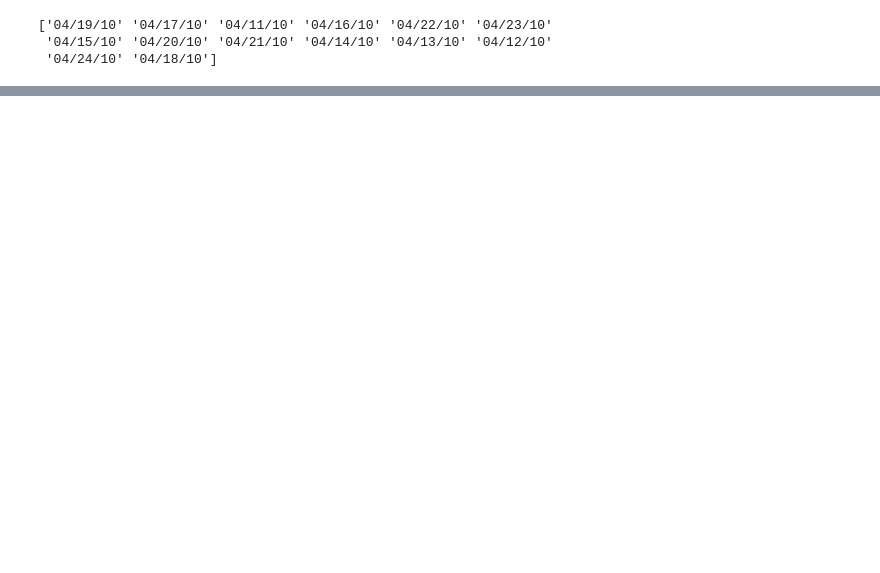
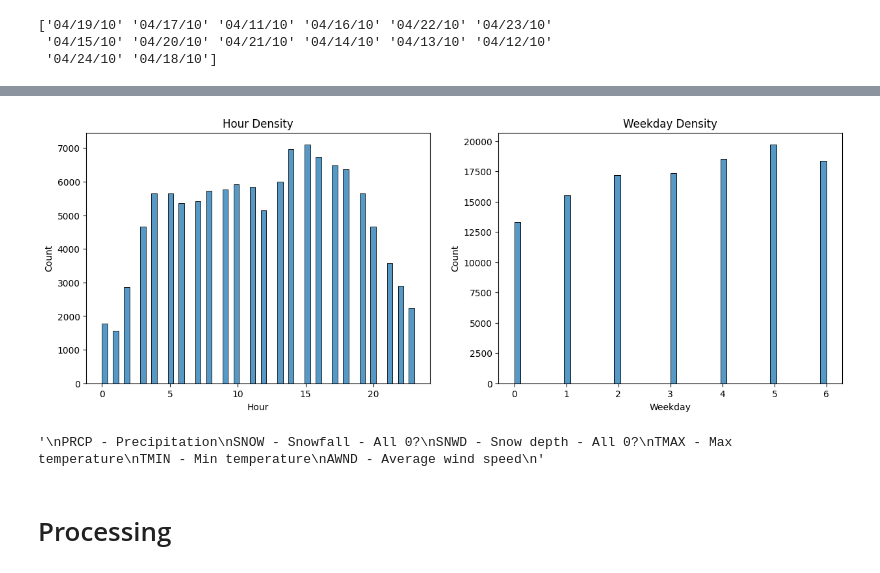
Before and after one commit to Alacho2/Deep_final, a Jupyter notebook: project.ipynb, the cells around one changed output, grey strips where cells are left out. Saved outputs shown, nothing was run; the diff lists cells and outputs as text; code cells hidden in the pictures; blank space fills up the shorter version.

```diff
--- a/project.ipynb
+++ b/project.ipynb
@@ -155,0 +197,52 @@ y = prediction.values.reshape(-1,1)
+# %%
+fig, axs = plt.subplots(ncols=2, nrows=1, figsize=(15, 5))
+
+sns.histplot(merged_df, x='Hour', ax=axs[0])
+axs[0].set_title('Hour Density')
+axs[0].set_xlabel('Hour')
+
+sns.histplot(merged_df, x='Weekday', ax=axs[1])
+axs[1].set_title('Weekday Density')
+axs[1].set_xlabel('Weekday')
+
+plt.show()
+# %% [output]
+[figure, added]
+# %%
+"""
+PRCP - Precipitation
+SNOW - Snowfall - All 0?
+SNWD - Snow depth - All 0?
+TMAX - Max temperature
+TMIN - Min temperature
+AWND - Average wind speed
+"""
+# fig, axs = plt.subplots(ncols=2, nrows=3, figsize=(20,20))
+
+# sns.histplot(merged_df['SNOW'], ax=axs[0][0])
+# axs[0][0].set_title("SNOW distribution")
+# axs[0][0].set_xlabel("SNOW")
+
+# sns.histplot(merged_df['SNWD'], ax=axs[0][1])
+# axs[0][1].set_title("SNWD distribution")
+# axs[0][1].set_xlabel("SNWD")
+
+# sns.histplot(merged_df['PRCP'], ax=axs[1][0])
+# axs[1][0].set_title("PRCP")
+# axs[1][0].set_xlabel("PRCP")
+
+# sns.histplot(merged_df["AWND"], ax=axs[1][1])
+# axs[1][1].set_title("AWND")
+# axs[1][1].set_xlabel("AWND")
+
+# sns.histplot(merged_df["TMAX"], ax=axs[2][0])
+# axs[2][0].set_title("TMAX")
+# axs[2][0].set_xlabel("TMAX")
+
+# sns.histplot(merged_df["TMIN"], ax=axs[2][1])
+# axs[2][1].set_title("TMIN")
+# axs[2][1].set_xlabel("TMIN")
+# %% [output]
+'\nPRCP - Precipitation\nSNOW - Snowfall - All 0?\nSNWD - Snow depth - All 0?\nTMAX - Max temperature\nTMIN - Min temperature\nAWND - Average wind speed\n'
+# %% [markdown]
+# Processing
```
Also changed, not shown: parts of 21 cells of this notebook.
